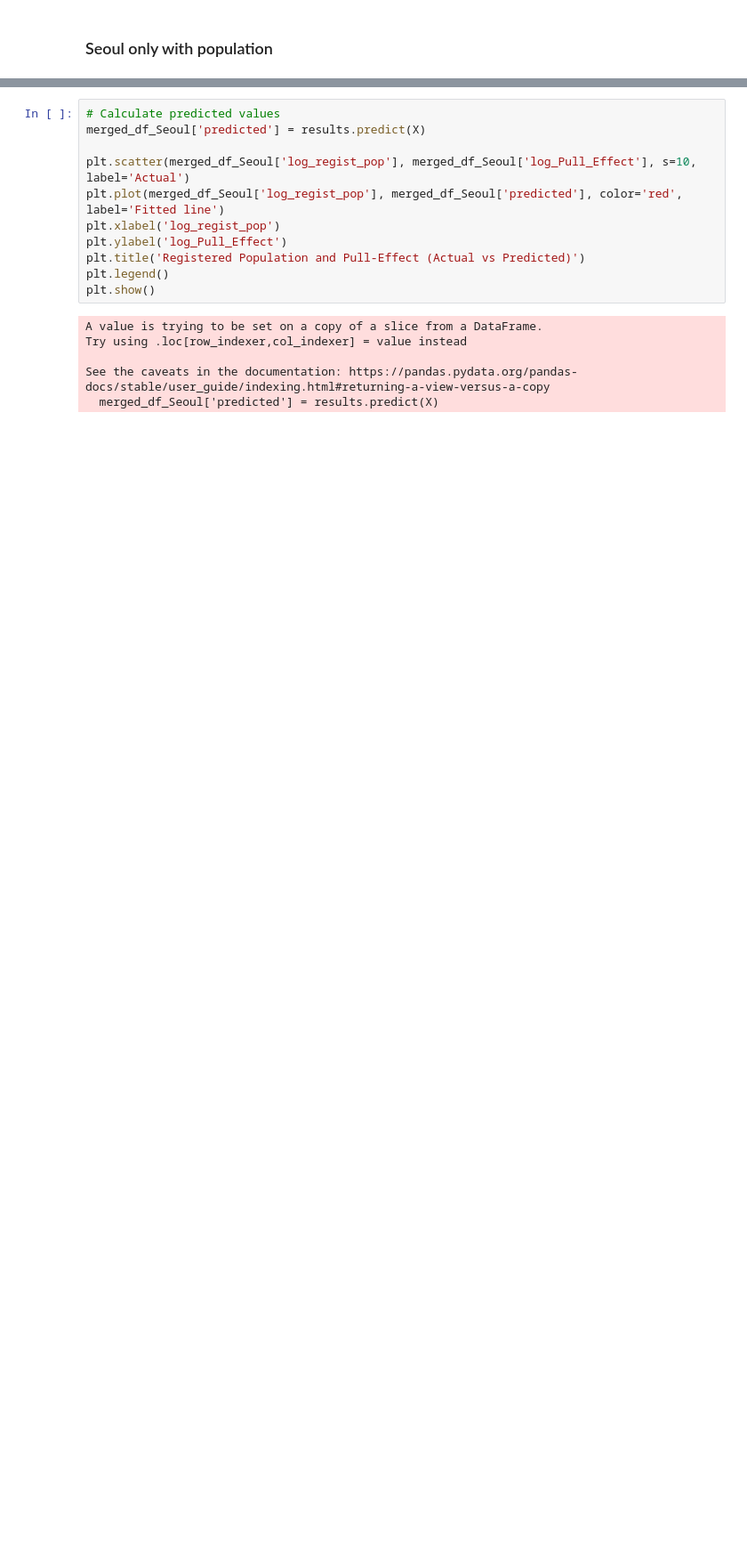
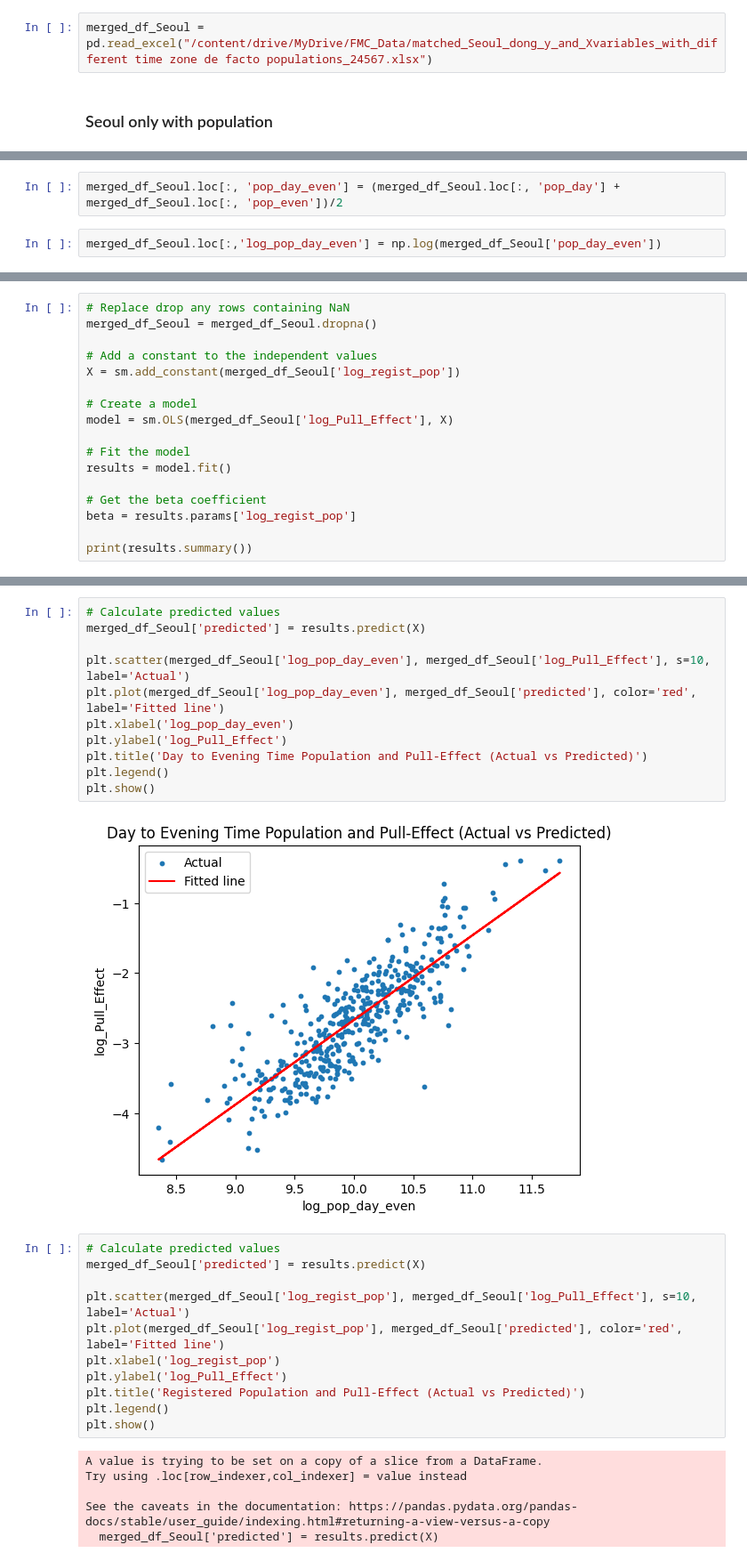
Before and after one commit to jieun0441/XMC, a Jupyter notebook: Time_15min_M_B_Self_containment_Calculation_dong_ver3.ipynb, the cells around one changed output, grey strips where cells are left out. Shown at 89% size. Drawn from its saved outputs; the diff is of its cells as text; blank space fills up the shorter version.

```diff
--- a/Time_15min_M_B_Self_containment_Calculation_dong_ver3.ipynb
+++ b/Time_15min_M_B_Self_containment_Calculation_dong_ver3.ipynb
@@ -1828,5 +1836,7 @@ null_all_pop_rows
 10 rows × 35 columns
 # %%
 merged_df.to_excel("/content/drive/MyDrive/FMC_Data/matched_Seoul_dong_y_and_Xvariables_with_different time zone de facto populations_24567.xlsx")
+# %%
+merged_df_Seoul = pd.read_excel("/content/drive/MyDrive/FMC_Data/matched_Seoul_dong_y_and_Xvariables_with_different time zone de facto populations_24567.xlsx")
 # %% [markdown]
 ### Seoul only with population
@@ -1832,0 +1863,4 @@ merged_df.to_excel("/content/drive/MyDrive/FMC_Data/matched_Seoul_dong_y_and_Xva
+# %%
+merged_df_Seoul.loc[:, 'pop_day_even'] = (merged_df_Seoul.loc[:, 'pop_day'] + merged_df_Seoul.loc[:, 'pop_even'])/2
+# %%
+merged_df_Seoul.loc[:,'log_pop_day_even'] = np.log(merged_df_Seoul['pop_day_even'])
@@ -1865,3 +1935,20 @@ Covariance Type:            nonrobust
 
 Notes:
 [1] Standard Errors assume that the covariance matrix of the errors is correctly specified.
+# %%
+# Replace drop any rows containing NaN
+merged_df_Seoul = merged_df_Seoul.dropna()
+
+# Add a constant to the independent values
+X = sm.add_constant(merged_df_Seoul['log_regist_pop'])
+
+# Create a model
+model = sm.OLS(merged_df_Seoul['log_Pull_Effect'], X)
+
+# Fit the model
+results = model.fit()
+
+# Get the beta coefficient
+beta = results.params['log_regist_pop']
+
+print(results.summary())
@@ -1868,3 +1973,16 @@ Notes:
+# %%
+# Calculate predicted values
+merged_df_Seoul['predicted'] = results.predict(X)
+
+plt.scatter(merged_df_Seoul['log_pop_day_even'], merged_df_Seoul['log_Pull_Effect'], s=10, label='Actual')
+plt.plot(merged_df_Seoul['log_pop_day_even'], merged_df_Seoul['predicted'], color='red', label='Fitted line')
+plt.xlabel('log_pop_day_even')
+plt.ylabel('log_Pull_Effect')
+plt.title('Day to Evening Time Population and Pull-Effect (Actual vs Predicted)')
+plt.legend()
+plt.show()
+# %% [output]
+[figure, added]
 # %%
 # Calculate predicted values
 merged_df_Seoul['predicted'] = results.predict(X)
```
Also changed, not shown: parts of 7 cells of this notebook.
